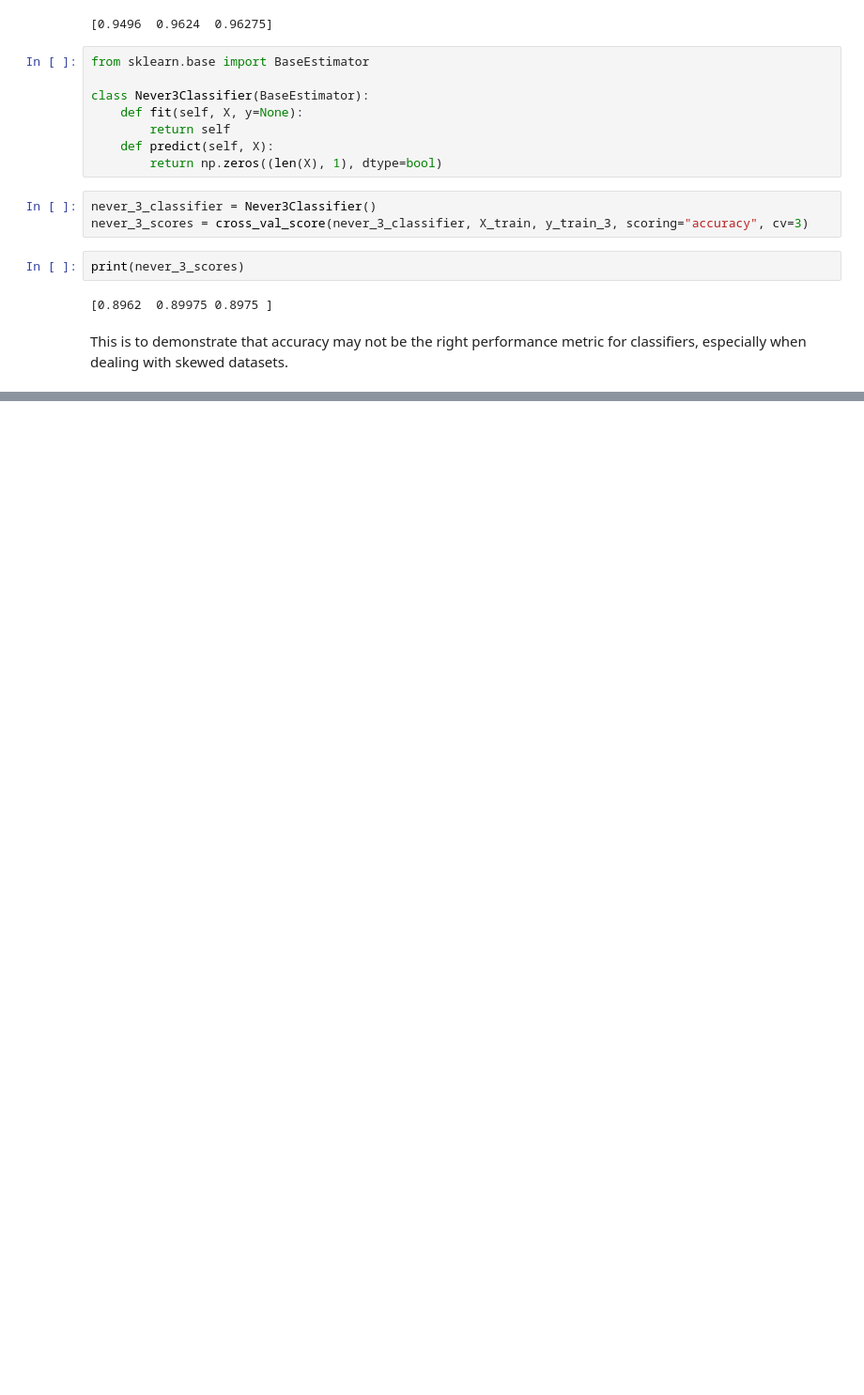
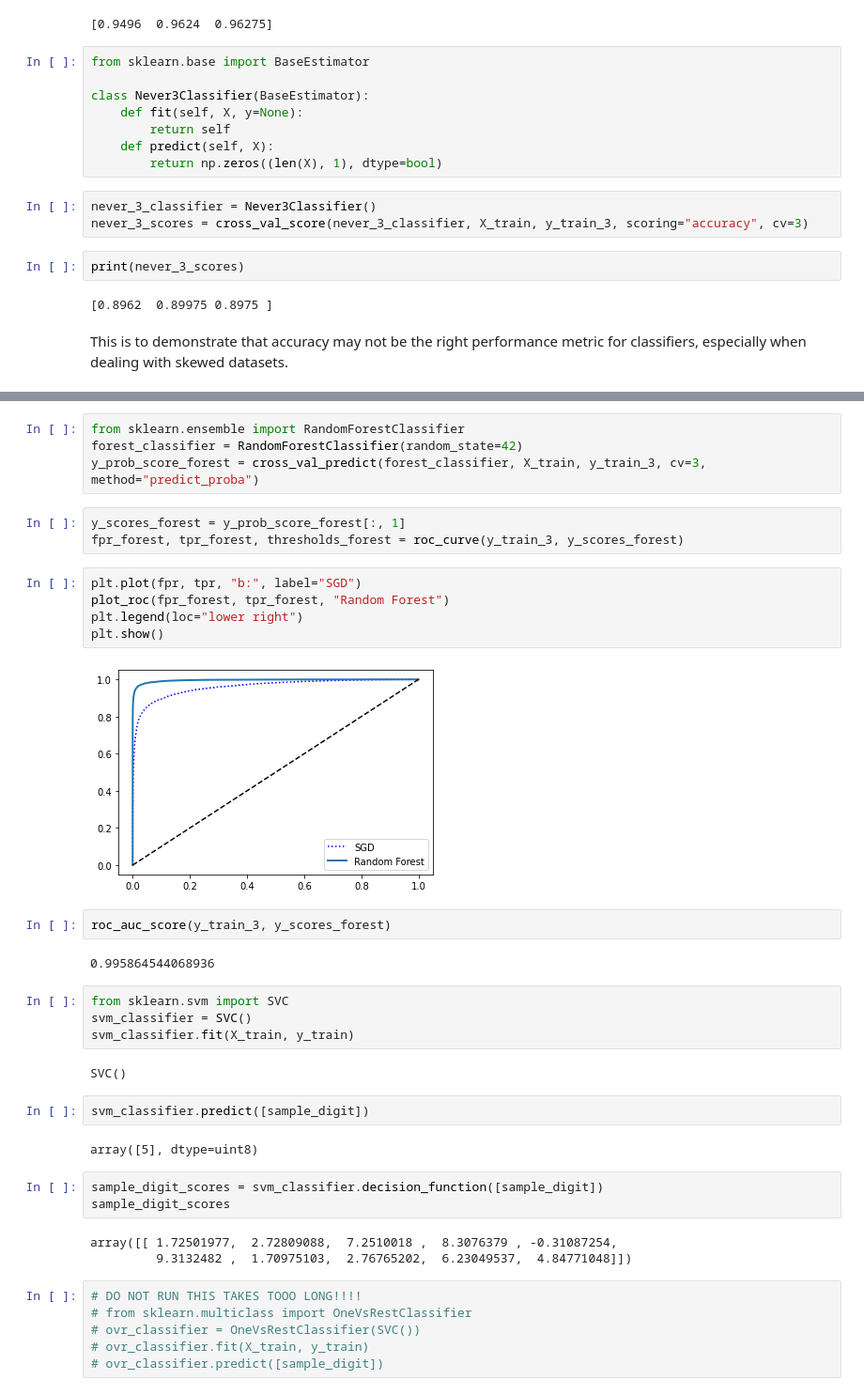
Before and after one commit to sanjay-chivukula/ml-experimental, a Jupyter notebook: mnist-digit/Untitled.ipynb, the cells around one changed output, grey strips where cells are left out. Shown at 94% size. Saved outputs shown, nothing was run; the diff lists cells and outputs as text; blank space fills up the shorter version.

```diff
--- a/mnist-digit/Untitled.ipynb
+++ b/mnist-digit/Untitled.ipynb
@@ -111,0 +178,40 @@ This is to demonstrate that accuracy may not be the right performance metric for
+# %%
+from sklearn.ensemble import RandomForestClassifier
+forest_classifier = RandomForestClassifier(random_state=42)
+y_prob_score_forest = cross_val_predict(forest_classifier, X_train, y_train_3, cv=3, method="predict_proba")
+# %%
+y_scores_forest = y_prob_score_forest[:, 1]
+fpr_forest, tpr_forest, thresholds_forest = roc_curve(y_train_3, y_scores_forest)
+# %%
+plt.plot(fpr, tpr, "b:", label="SGD")
+plot_roc(fpr_forest, tpr_forest, "Random Forest")
+plt.legend(loc="lower right")
+plt.show()
+# %% [output]
+[figure, added]
+# %%
+roc_auc_score(y_train_3, y_scores_forest)
+# %% [output]
+0.995864544068936
+# %%
+from sklearn.svm import SVC
+svm_classifier = SVC()
+svm_classifier.fit(X_train, y_train)
+# %% [output]
+SVC()
+# %%
+svm_classifier.predict([sample_digit])
+# %% [output]
+array([5], dtype=uint8)
+# %%
+sample_digit_scores = svm_classifier.decision_function([sample_digit])
+sample_digit_scores
+# %% [output]
+array([[ 1.72501977,  2.72809088,  7.2510018 ,  8.3076379 , -0.31087254,
+         9.3132482 ,  1.70975103,  2.76765202,  6.23049537,  4.84771048]])
+# %%
+# DO NOT RUN THIS TAKES TOOO LONG!!!!
+# from sklearn.multiclass import OneVsRestClassifier
+# ovr_classifier = OneVsRestClassifier(SVC())
+# ovr_classifier.fit(X_train, y_train)
+# ovr_classifier.predict([sample_digit])
```
Also changed, not shown: parts of 18 cells of this notebook.
